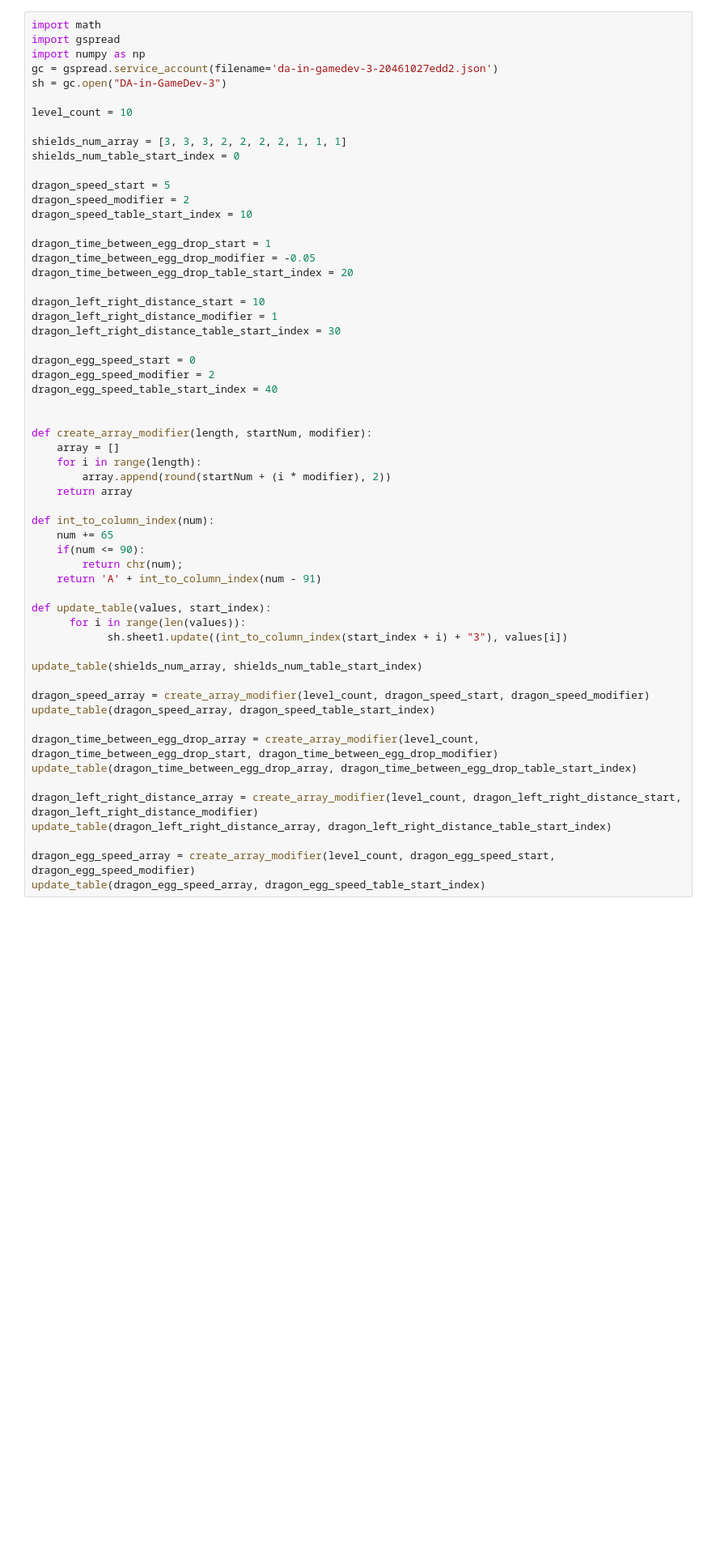
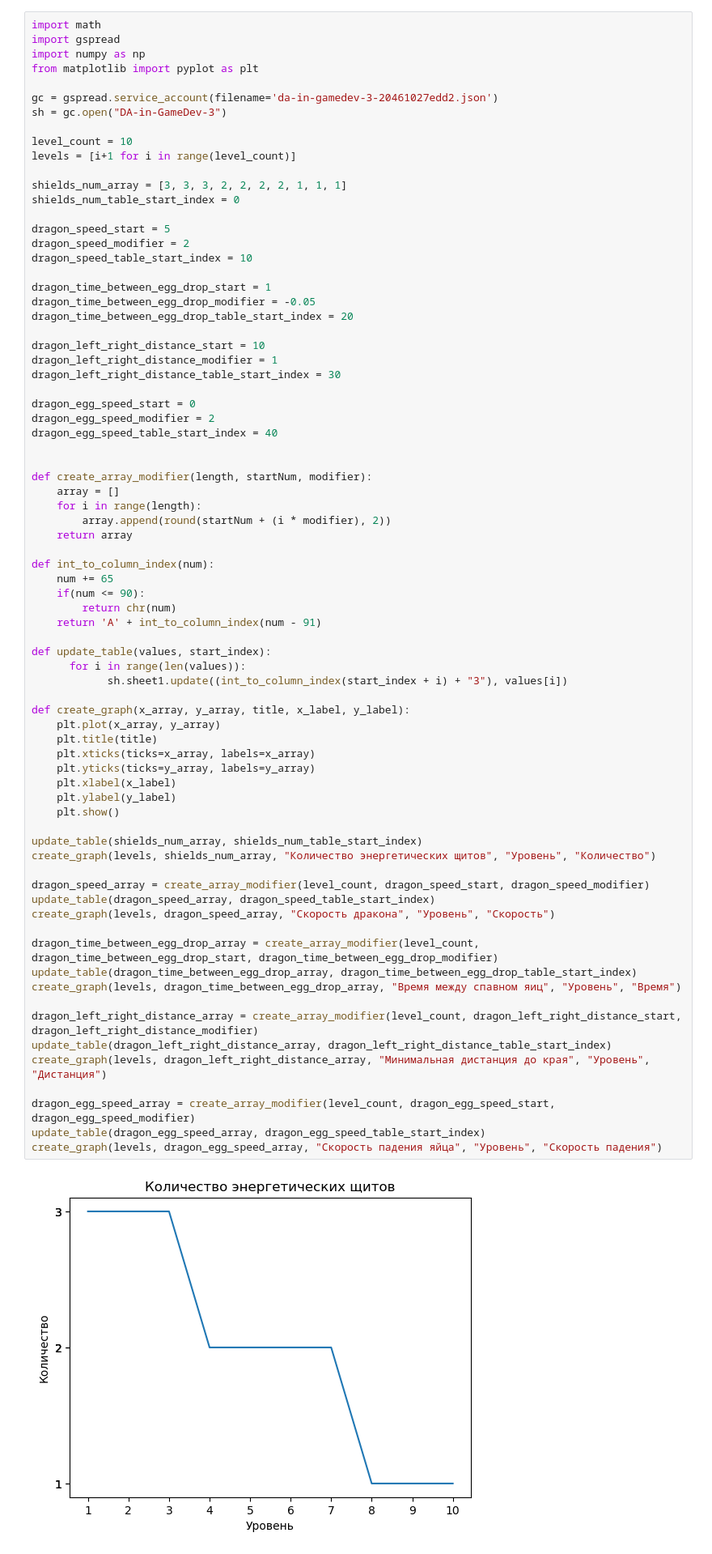
Before and after one commit to D9eka/DA-in-GameDev-3, a Jupyter notebook: python/UnityDataScience.ipynb, the cells around one changed output. Shown: that part at 81% size. Cells and saved outputs as stored; diff of their text form; blank space fills up the shorter version.

Commit message:
Add visualization in  python script

```diff
--- a/python/UnityDataScience.ipynb
+++ b/python/UnityDataScience.ipynb
@@ -2,10 +2,13 @@
 import math
 import gspread
 import numpy as np
+from matplotlib import pyplot as plt
+
 gc = gspread.service_account(filename='da-in-gamedev-3-20461027edd2.json')
 sh = gc.open("DA-in-GameDev-3")
 
 level_count = 10
+levels = [i+1 for i in range(level_count)]
 
 shields_num_array = [3, 3, 3, 2, 2, 2, 2, 1, 1, 1]
 shields_num_table_start_index = 0
@@ -28,31 +31,47 @@ dragon_egg_speed_table_start_index = 40
 
 
 def create_array_modifier(length, startNum, modifier):
     array = []
     for i in range(length):
         array.append(round(startNum + (i * modifier), 2))
     return array
 
 def int_to_column_index(num):
     num += 65
     if(num <= 90):
-        return chr(num);
+        return chr(num)
     return 'A' + int_to_column_index(num - 91)
 
 def update_table(values, start_index):
       for i in range(len(values)):
             sh.sheet1.update((int_to_column_index(start_index + i) + "3"), values[i])
 
+def create_graph(x_array, y_array, title, x_label, y_label):
+    plt.plot(x_array, y_array)
+    plt.title(title)
+    plt.xticks(ticks=x_array, labels=x_array)
+    plt.yticks(ticks=y_array, labels=y_array)
+    plt.xlabel(x_label)
+    plt.ylabel(y_label)
+    plt.show()
+
 update_table(shields_num_array, shields_num_table_start_index)
+create_graph(levels, shields_num_array, "Количество энергетических щитов", "Уровень", "Количество")
 
 dragon_speed_array = create_array_modifier(level_count, dragon_speed_start, dragon_speed_modifier)
 update_table(dragon_speed_array, dragon_speed_table_start_index)
+create_graph(levels, dragon_speed_array, "Скорость дракона", "Уровень", "Скорость")
 
 dragon_time_between_egg_drop_array = create_array_modifier(level_count, dragon_time_between_egg_drop_start, dragon_time_between_egg_drop_modifier)
 update_table(dragon_time_between_egg_drop_array, dragon_time_between_egg_drop_table_start_index)
+create_graph(levels, dragon_time_between_egg_drop_array, "Время между спавном яиц", "Уровень", "Время")
 
 dragon_left_right_distance_array = create_array_modifier(level_count, dragon_left_right_distance_start, dragon_left_right_distance_modifier)
 update_table(dragon_left_right_distance_array, dragon_left_right_distance_table_start_index)
+create_graph(levels, dragon_left_right_distance_array, "Минимальная дистанция до края", "Уровень", "Дистанция")
 
 dragon_egg_speed_array = create_array_modifier(level_count, dragon_egg_speed_start, dragon_egg_speed_modifier)
 update_table(dragon_egg_speed_array, dragon_egg_speed_table_start_index)
+create_graph(levels, dragon_egg_speed_array, "Скорость падения яйца", "Уровень", "Скорость падения")
+# %% [output]
+[figure, added]
```
Also changed, not shown: parts of 1 cell of this notebook, 3 other files.
